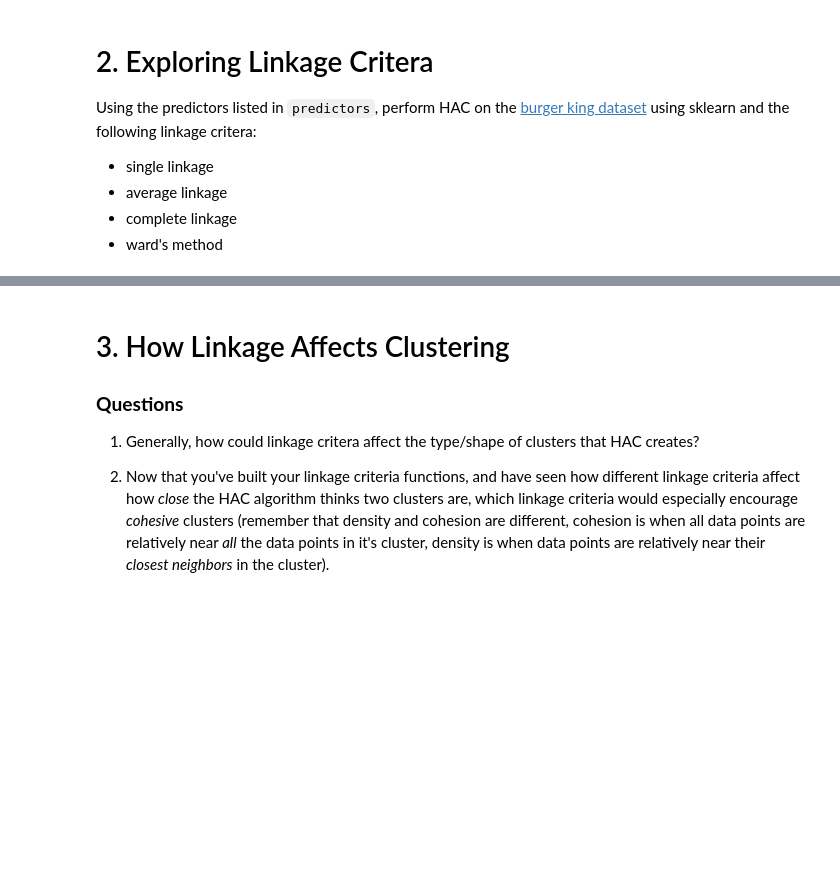
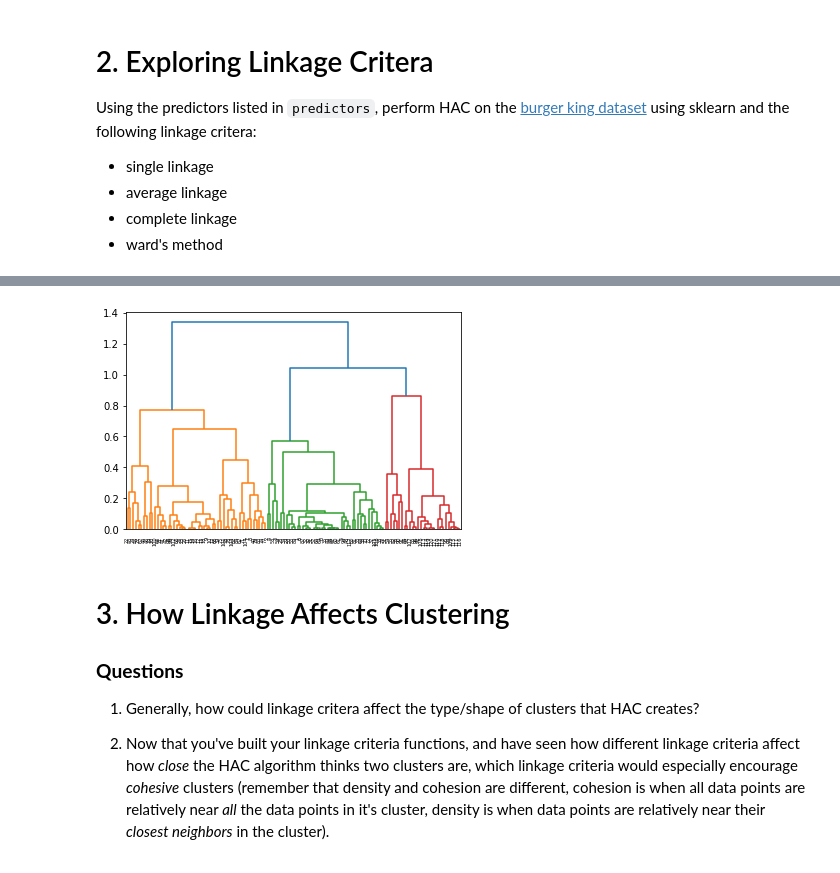
Before and after one commit to min-is/Chapman-University, a Jupyter notebook: CPSC 392 - Data Science/Classwork/19 - Hierarchical Agglomeretive.ipynb, the cells around one changed output, grey strips where cells are left out. Saved outputs shown, nothing was run; the diff lists cells and outputs as text; code cells hidden in the pictures; blank space fills up the shorter version.

```diff
--- a/CPSC 392 - Data Science/Classwork/19 - Hierarchical Agglomeretive.ipynb
+++ b/CPSC 392 - Data Science/Classwork/19 - Hierarchical Agglomeretive.ipynb
@@ -203,0 +258,9 @@ burg.head()
+# %%
+### YOUR CODE HERE ###
+hac = AgglomerativeClustering(n_clusters=6, affinity = 'euclidean', linkage = 'average')
+hac.fit(pred)
+
+dendro = sch.dendrogram(sch.linkage(pred, metric = 'cosine', method = 'average'))
+### \YOUR CODE HERE ###
+# %% [output]
+[figure, added]
```
Also changed, not shown: parts of 12 cells of this notebook, 1 other file.
